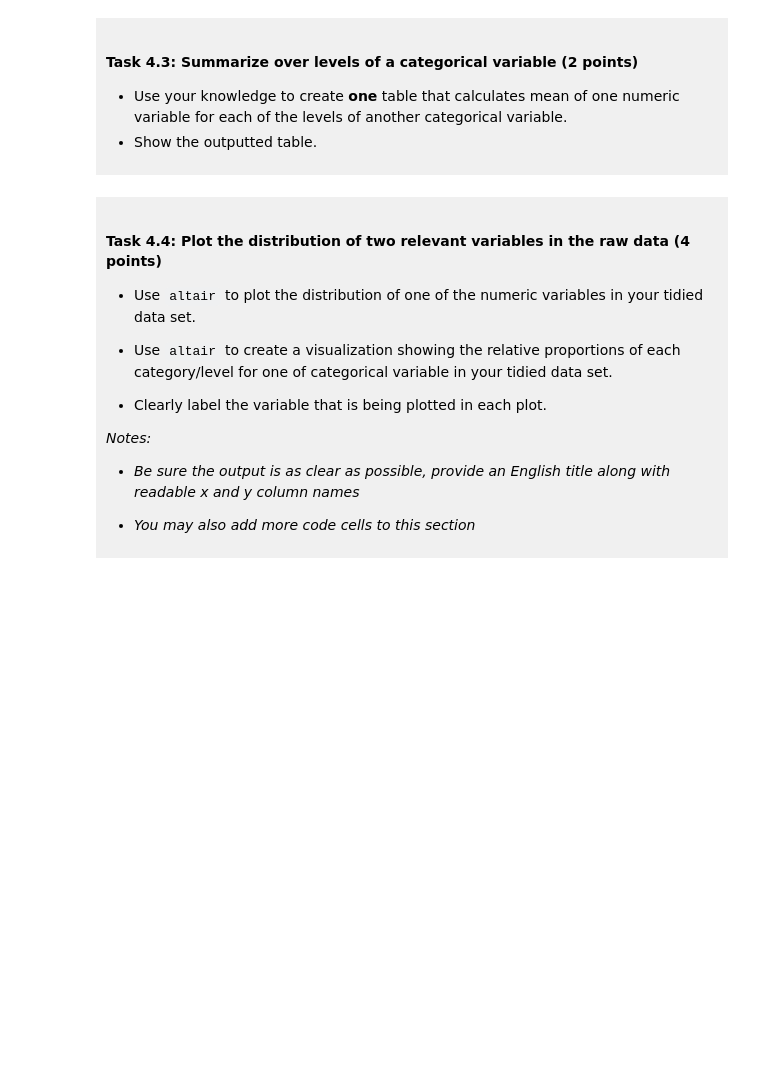
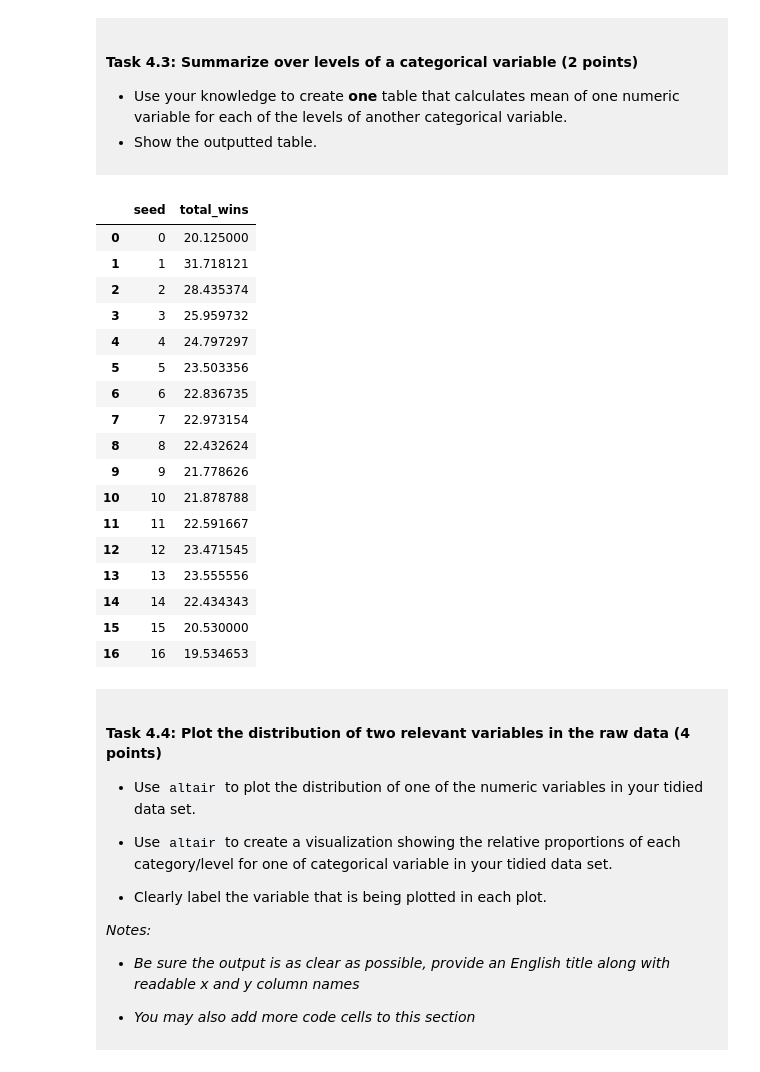
Before and after one commit to juliagu061016-prog/dsci-100-project-Julia-Gu, a Jupyter notebook: dsci-100-project-notebook (2).ipynb, the cells around one changed output. Drawn from its saved outputs; the diff is of its cells as text; code cells hidden in the pictures; blank space fills up the shorter version.

```diff
--- a/dsci-100-project-notebook (2).ipynb
+++ b/dsci-100-project-notebook (2).ipynb
@@ -266,7 +279,27 @@ You will refine your research question (if needed) and produce a tidy data set.
 - Show the outputted table.
 </div>
 # %%
-### EDIT THIS CODE CELL ###
+table_4_3=tidied_data.groupby('seed')['total_wins'].mean().reset_index()
+table_4_3
+# %% [output]
+|  | seed | total_wins |
+| 0 | 0 | 20.125000 |
+| 1 | 1 | 31.718121 |
+| 2 | 2 | 28.435374 |
+| 3 | 3 | 25.959732 |
+| 4 | 4 | 24.797297 |
+| 5 | 5 | 23.503356 |
+| 6 | 6 | 22.836735 |
+| 7 | 7 | 22.973154 |
+| 8 | 8 | 22.432624 |
+| 9 | 9 | 21.778626 |
+| 10 | 10 | 21.878788 |
+| 11 | 11 | 22.591667 |
+| 12 | 12 | 23.471545 |
+| 13 | 13 | 23.555556 |
+| 14 | 14 | 22.434343 |
+| 15 | 15 | 20.530000 |
+| 16 | 16 | 19.534653 |
 # %% [markdown]
 <div style="background-color: #f0f0f0; padding: 10px;">
 
```
Also changed, not shown: parts of 8 cells of this notebook.
